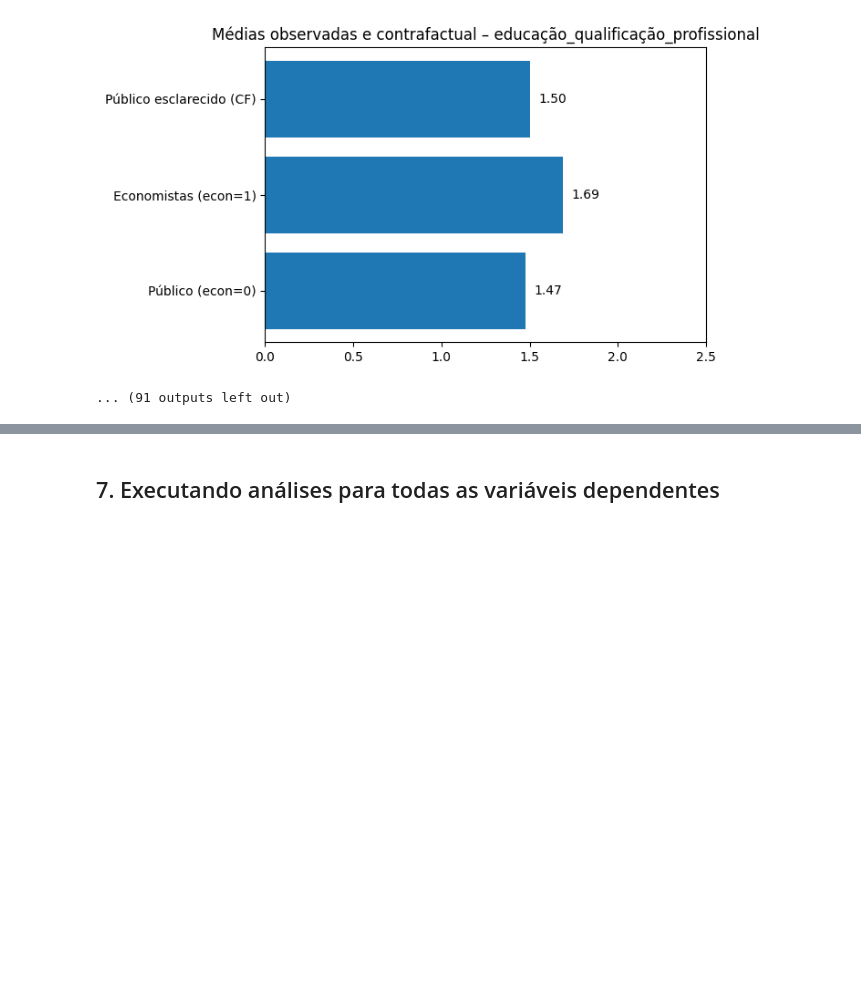
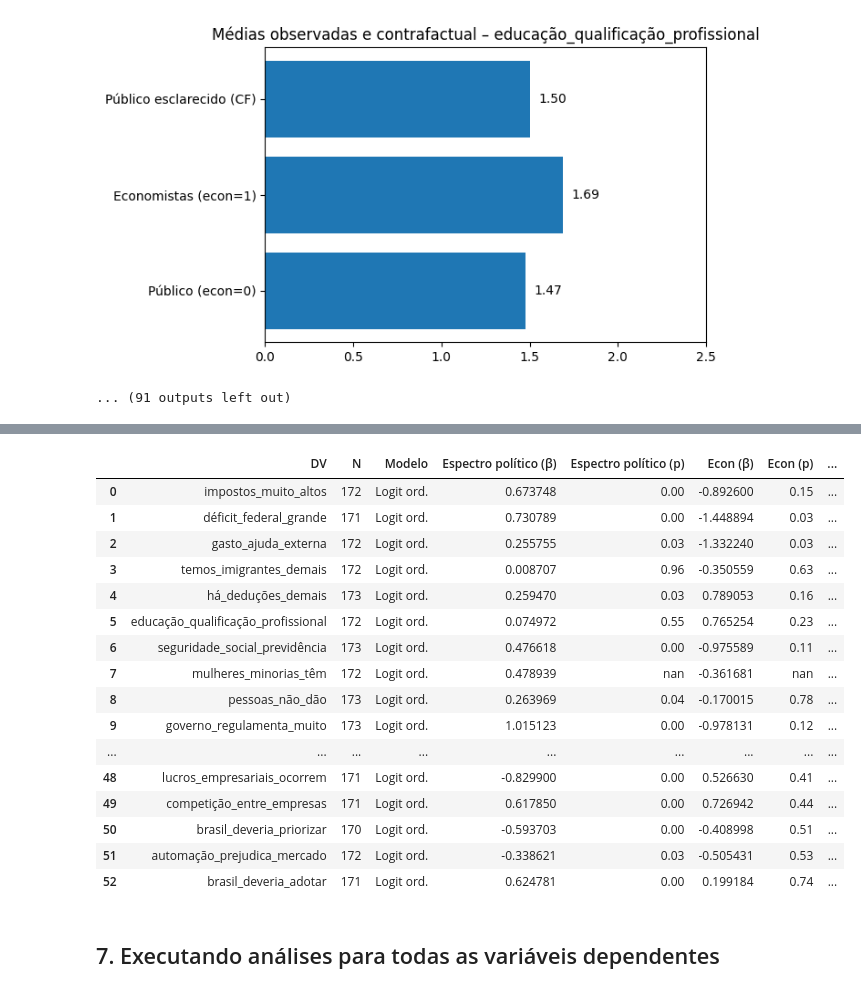
Before and after one commit to Schadenlord/tcc_esag, a Jupyter notebook: Textuais/analise/analiseV2.ipynb, the cells around one changed output, grey strips where cells are left out. Drawn from its saved outputs; the diff is of its cells as text; code cells hidden in the pictures; blank space fills up the shorter version.

```diff
--- a/Textuais/analise/analiseV2.ipynb
+++ b/Textuais/analise/analiseV2.ipynb
@@ -762,3 +762,8 @@ INFO:root:Ajustando modelo OrderedModel
 INFO:root:Modelo ajustado com sucesso
 [figure]
 ... (91 outputs left out)
+# %%
+# excluindo umas colunas
+df_dependentes = df_dependentes.drop(columns=['região_brasil_reside', 'trabalha_economia_finanças', 'trabalha_política_áreas', 'costuma_acompanhar_notícias'])
+
+df_dependentes  # Exibe o DataFrame atualizado sem as colunas excluídas
@@ -764,0 +991,32 @@ INFO:root:Modelo ajustado com sucesso
+# %%
+# formatando as colunas para melhor leitura
+# vamos colocar os p-valores em formato de duas casas decimais
+df_sintese["Espectro político (p)"] = df_sintese["Espectro político (p)"].apply(
+	lambda x: "{:.2f}".format(float(x)) if isinstance(x, (float, int)) or (isinstance(x, str) and x.replace('.', '', 1).isdigit()) else x
+)
+df_sintese["Econ (p)"] = df_sintese["Econ (p)"].apply(
+	lambda x: "{:.2f}".format(float(x)) if isinstance(x, (float, int)) or (isinstance(x, str) and x.replace('.', '', 1).isdigit()) else x
+)
+# Para "Controles (p<0,10; sinal)", não tente formatar, pois são textos descritivos
+# Se quiser garantir que não há erro, apenas deixe como está:
+# df_sintese["Controles (p<0,10; sinal)"] = df_sintese["Controles (p<0,10; sinal)"]
+
+df_sintese
+# %% [output]
+|  | DV | N | Modelo | Espectro político (β) | Espectro político (p) | Econ (β) | Econ (p) | ... |
+| 0 | impostos_muito_altos | 172 | Logit ord. | 0.673748 | 0.00 | -0.892600 | 0.15 | ... |
+| 1 | déficit_federal_grande | 171 | Logit ord. | 0.730789 | 0.00 | -1.448894 | 0.03 | ... |
+| 2 | gasto_ajuda_externa | 172 | Logit ord. | 0.255755 | 0.03 | -1.332240 | 0.03 | ... |
+| 3 | temos_imigrantes_demais | 172 | Logit ord. | 0.008707 | 0.96 | -0.350559 | 0.63 | ... |
+| 4 | há_deduções_demais | 173 | Logit ord. | 0.259470 | 0.03 | 0.789053 | 0.16 | ... |
+| 5 | educação_qualificação_profissional | 172 | Logit ord. | 0.074972 | 0.55 | 0.765254 | 0.23 | ... |
+| 6 | seguridade_social_previdência | 173 | Logit ord. | 0.476618 | 0.00 | -0.975589 | 0.11 | ... |
+| 7 | mulheres_minorias_têm | 172 | Logit ord. | 0.478939 | nan | -0.361681 | nan | ... |
+| 8 | pessoas_não_dão | 173 | Logit ord. | 0.263969 | 0.04 | -0.170015 | 0.78 | ... |
+| 9 | governo_regulamenta_muito | 173 | Logit ord. | 1.015123 | 0.00 | -0.978131 | 0.12 | ... |
+| ... | ... | ... | ... | ... | ... | ... | ... | ... |
+| 48 | lucros_empresariais_ocorrem | 171 | Logit ord. | -0.829900 | 0.00 | 0.526630 | 0.41 | ... |
+| 49 | competição_entre_empresas | 171 | Logit ord. | 0.617850 | 0.00 | 0.726942 | 0.44 | ... |
+| 50 | brasil_deveria_priorizar | 170 | Logit ord. | -0.593703 | 0.00 | -0.408998 | 0.51 | ... |
+| 51 | automação_prejudica_mercado | 172 | Logit ord. | -0.338621 | 0.03 | -0.505431 | 0.53 | ... |
+| 52 | brasil_deveria_adotar | 171 | Logit ord. | 0.624781 | 0.00 | 0.199184 | 0.74 | ... |
```
Also changed, not shown: parts of 5 cells of this notebook, 5 other files.
